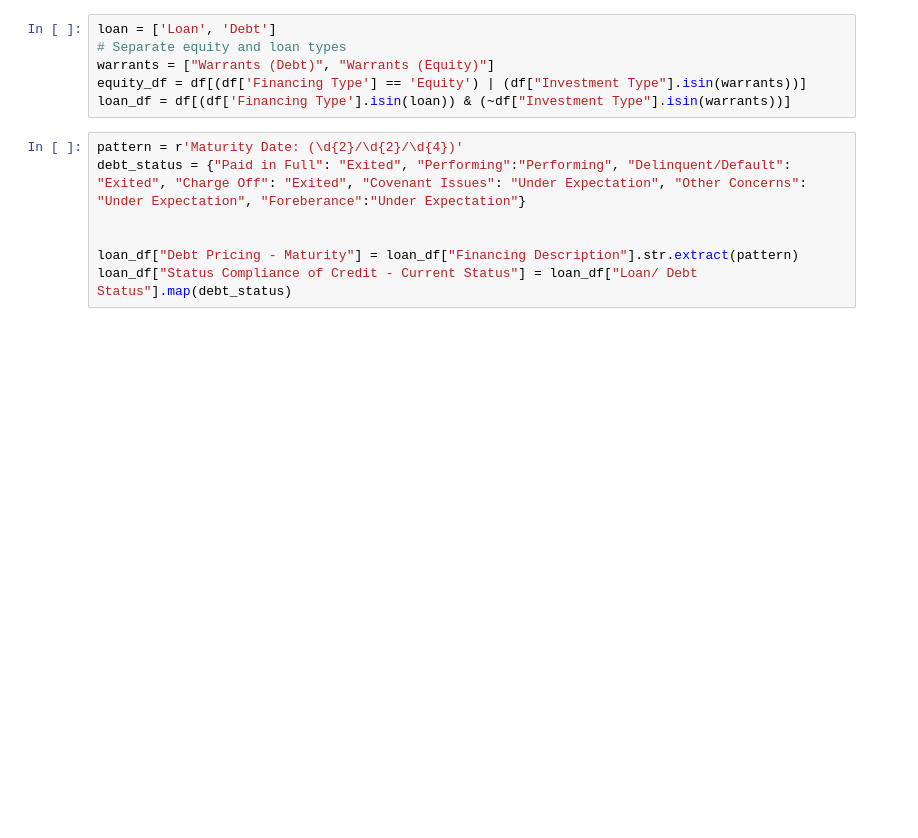
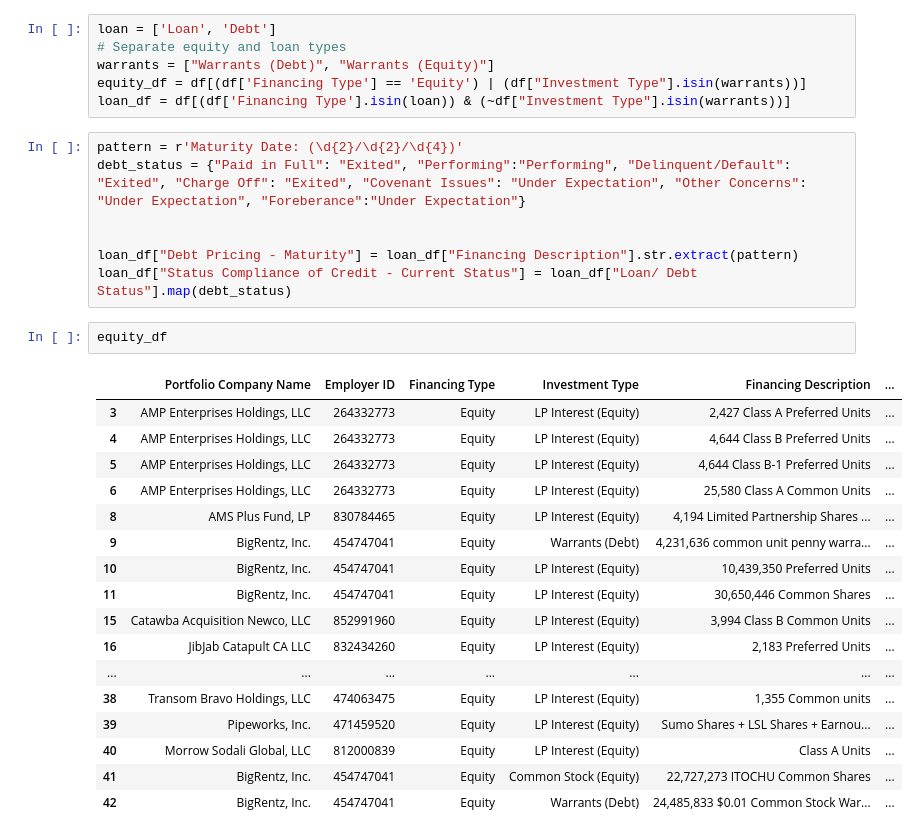
Before and after one commit to slatej1/Everside, a Jupyter notebook: 468_Excel_Processor.ipynb, the cells around one changed output. Saved outputs shown, nothing was run; the diff lists cells and outputs as text; blank space fills up the shorter version.

```diff
--- a/468_Excel_Processor.ipynb
+++ b/468_Excel_Processor.ipynb
@@ -57,3 +57,23 @@ debt_status = {"Paid in Full": "Exited", "Performing":"Performing", "Delinquent/
 
 loan_df["Debt Pricing - Maturity"] = loan_df["Financing Description"].str.extract(pattern)
 loan_df["Status Compliance of Credit - Current Status"] = loan_df["Loan/ Debt Status"].map(debt_status)
+# %%
+equity_df
+# %% [output]
+|  | Portfolio Company Name | Employer ID | Financing Type | Investment Type | Financing Description | ... |
+| 3 | AMP Enterprises Holdings, LLC | 264332773 | Equity | LP Interest (Equity) | 2,427 Class A Preferred Units | ... |
+| 4 | AMP Enterprises Holdings, LLC | 264332773 | Equity | LP Interest (Equity) | 4,644 Class B Preferred Units | ... |
+| 5 | AMP Enterprises Holdings, LLC | 264332773 | Equity | LP Interest (Equity) | 4,644 Class B-1 Preferred Units | ... |
+| 6 | AMP Enterprises Holdings, LLC | 264332773 | Equity | LP Interest (Equity) | 25,580 Class A Common Units | ... |
+| 8 | AMS Plus Fund, LP | 830784465 | Equity | LP Interest (Equity) | 4,194 Limited Partnership Shares ... | ... |
+| 9 | BigRentz, Inc. | 454747041 | Equity | Warrants (Debt) | 4,231,636 common unit penny warra... | ... |
+| 10 | BigRentz, Inc. | 454747041 | Equity | LP Interest (Equity) | 10,439,350 Preferred Units | ... |
+| 11 | BigRentz, Inc. | 454747041 | Equity | LP Interest (Equity) | 30,650,446 Common Shares | ... |
+| 15 | Catawba Acquisition Newco, LLC | 852991960 | Equity | LP Interest (Equity) | 3,994 Class B Common Units | ... |
+| 16 | JibJab Catapult CA LLC | 832434260 | Equity | LP Interest (Equity) | 2,183 Preferred Units | ... |
+| ... | ... | ... | ... | ... | ... | ... |
+| 38 | Transom Bravo Holdings, LLC | 474063475 | Equity | LP Interest (Equity) | 1,355 Common units | ... |
+| 39 | Pipeworks, Inc. | 471459520 | Equity | LP Interest (Equity) | Sumo Shares + LSL Shares + Earnou... | ... |
+| 40 | Morrow Sodali Global, LLC | 812000839 | Equity | LP Interest (Equity) | Class A Units | ... |
+| 41 | BigRentz, Inc. | 454747041 | Equity | Common Stock (Equity) | 22,727,273 ITOCHU Common Shares | ... |
+| 42 | BigRentz, Inc. | 454747041 | Equity | Warrants (Debt) | 24,485,833 $0.01 Common Stock War... | ... |
```
Also changed, not shown: parts of 12 cells of this notebook.
